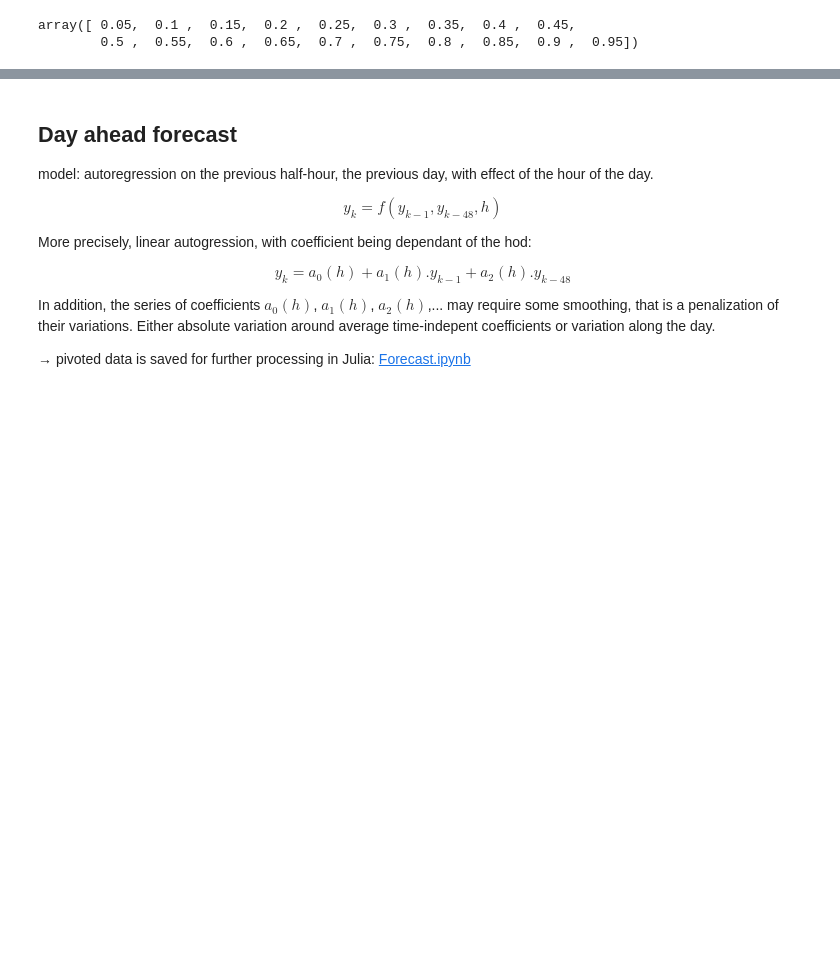
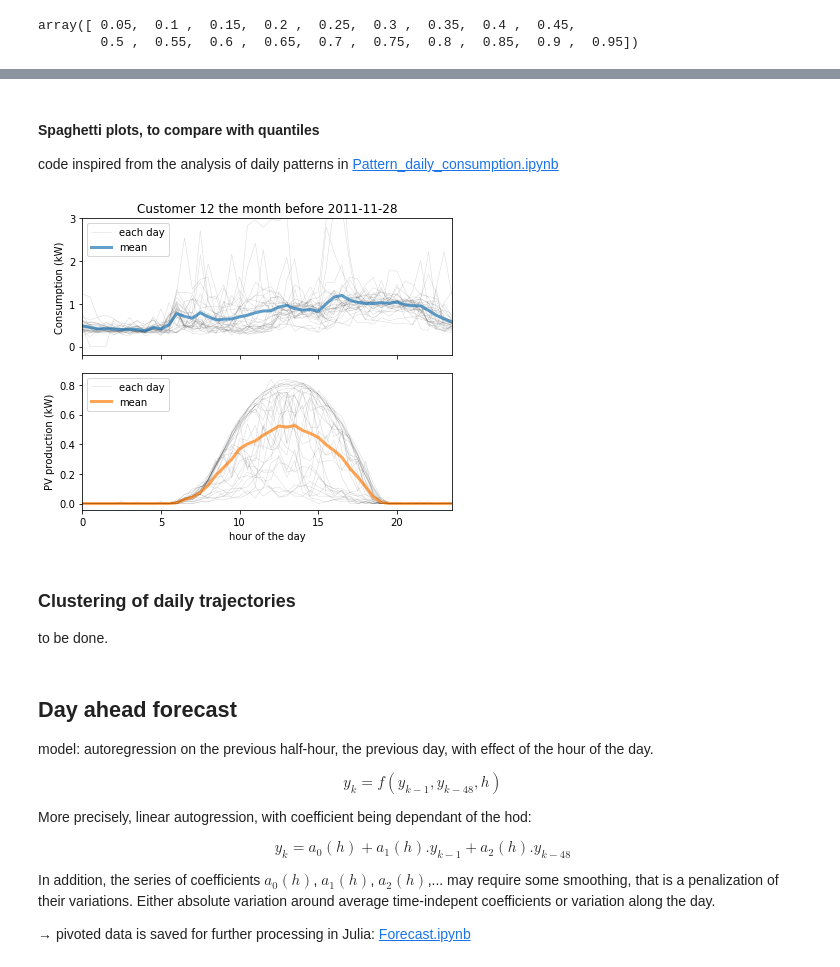
Before and after one commit to pierre-haessig/ausgrid-solar-data, a Jupyter notebook: Customer exploration.ipynb, the cells around one changed output, grey strips where cells are left out. Saved outputs shown, nothing was run; the diff lists cells and outputs as text; code cells hidden in the pictures; blank space fills up the shorter version.

```diff
--- a/Customer exploration.ipynb
+++ b/Customer exploration.ipynb
@@ -231,3 +256,49 @@ fig.savefig('customer/12/daily_pattern_prod_M-1-%s.png' % sl.stop, dpi=200)
+# %% [markdown]
+#### Spaghetti plots, to compare with quantiles
+
+code inspired from the analysis of daily patterns in [Pattern_daily_consumption.ipynb]( [Pattern_daily_consumption.ipynb#A-look-at-individual-customer])
+# %%
+def daily_spaghetti(df, title):
+    fig, (ax1, ax2) = plt.subplots(2, 1, sharex=True, figsize=(6,5))
+    hod_lin = np.arange(48)/2
+
+    GC_day_m = df.GC.groupby(by=hod).mean()
+    GG_day_m = df.GG.groupby(by=hod).mean()
+    GC_day_traj = df.GC.values.reshape((-1, 48)).T
+    GG_day_traj = df.GG.values.reshape((-1, 48)).T
+
+    ax1.plot(hod_lin, GC_day_traj, 'k', lw=0.5, alpha=0.15);
+    ax1.plot(hod_lin, GC_day_m, color='tab:blue', lw=3, alpha=0.7)
+
+    ax2.plot(hod_lin, GG_day_traj, 'k', lw=0.5, alpha=0.15);
+    ax2.plot(hod_lin, GG_day_m, color='tab:orange', lw=3, alpha=0.7)
+
+    ax1.legend(ax1.lines[-2:], ['each day', 'mean'], loc='upper left')
+    ax2.legend(ax2.lines[-2:], ['each day', 'mean'], loc='upper left')
+
+    ax1.set(
+        title=title,
+        ylabel='Consumption (kW)'
+    )
+    ax2.set(
+        xlim=(0, 23.5),
+        xlabel='hour of the day',
+        ylabel='PV production (kW)'
+    )
+    fig.tight_layout()
+
+    return fig, (ax1, ax2)
+# %%
+fig, (ax1, ax2) = daily_spaghetti(d[sl],
+   title='Customer %d the month before %s' % (n_cust, sl.stop))
+ax1.set_ylim(ymax=3);
+fig.savefig('customer/12/daily_traj_M-1-%s.png' % sl.stop, dpi=200)
+# %% [output]
+[figure, added]
+# %% [markdown]
+### Clustering of daily trajectories
+
+to be done.
 # %% [markdown]
 ## Day ahead forecast
 
```
Also changed, not shown: parts of 17 cells of this notebook, 10 other files.
